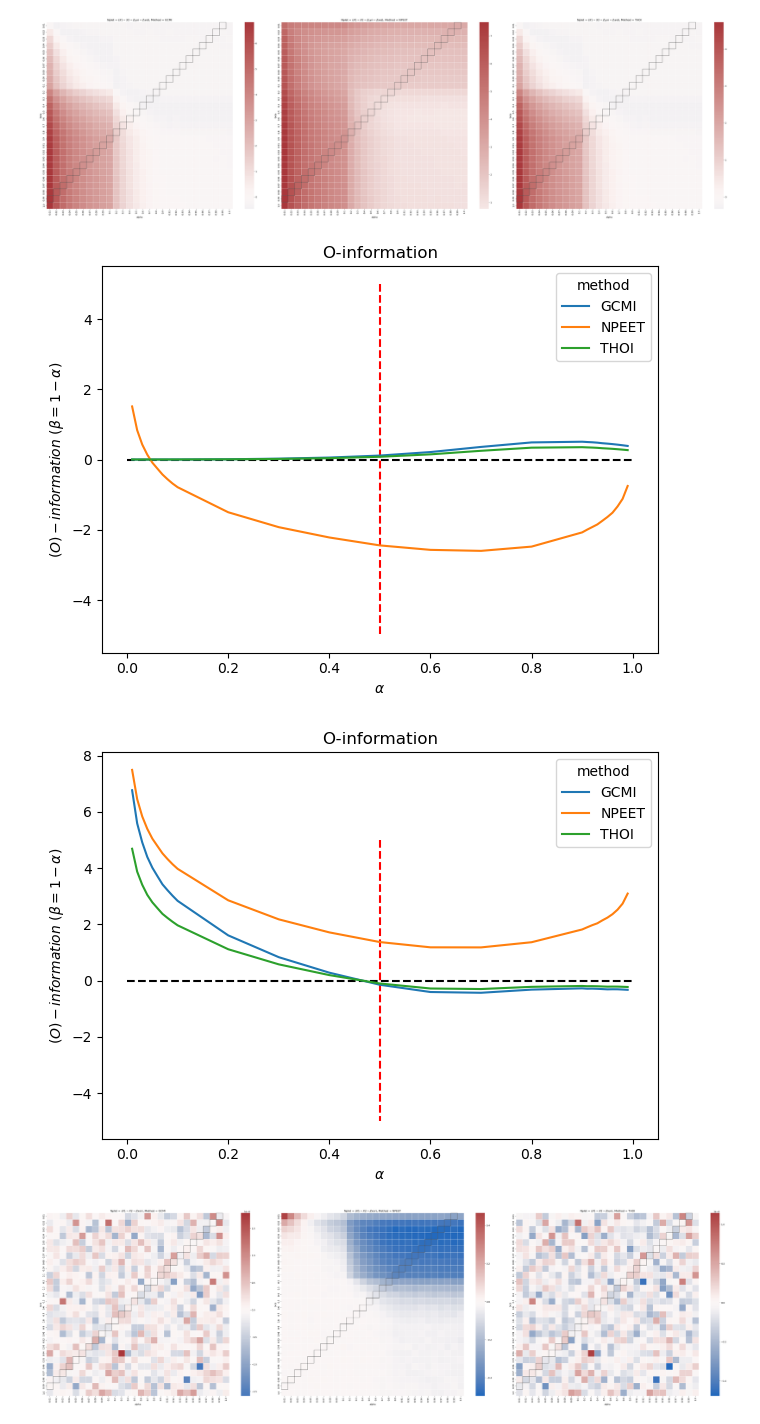
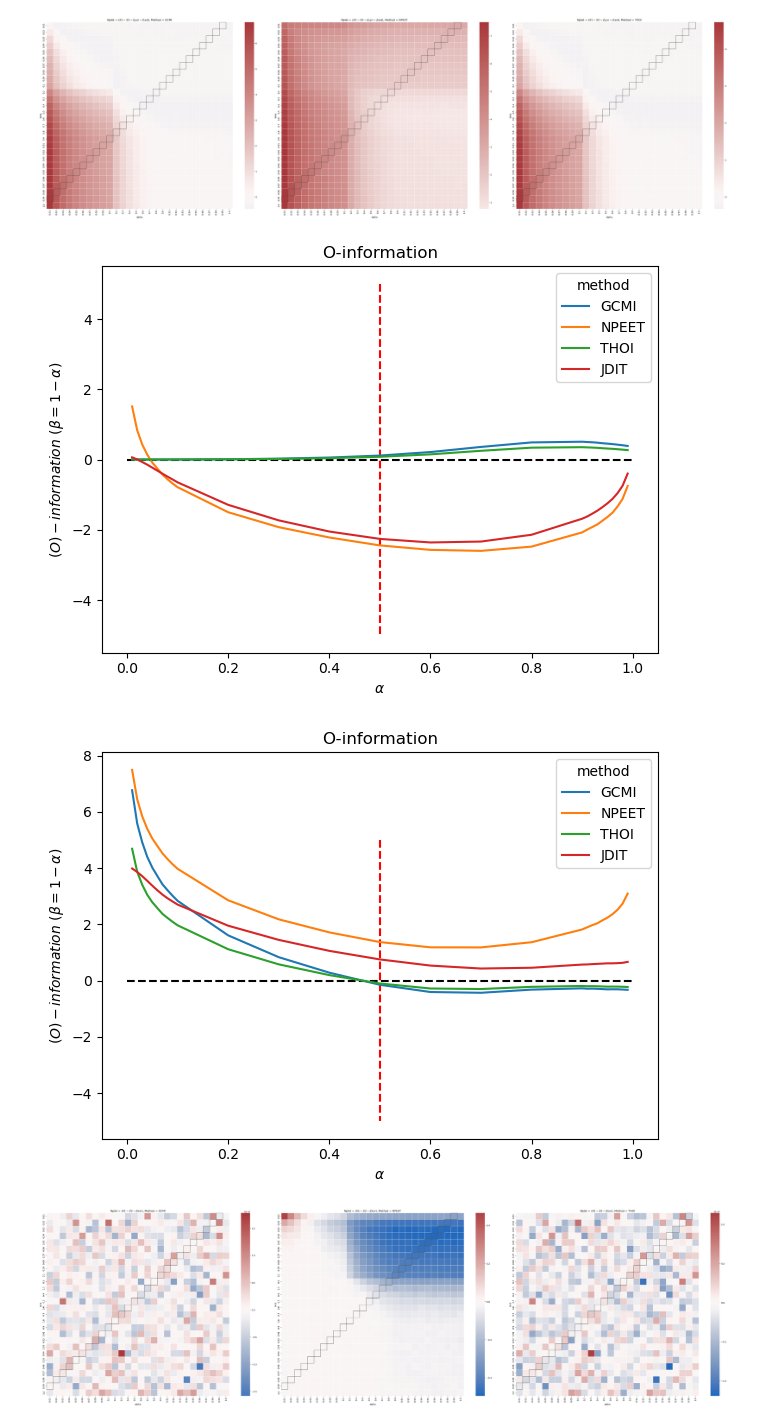
Before and after one commit to Laouen/Oinformation, a Jupyter notebook: analysis/o_information_qualitative.ipynb, the cells around one changed output. Cells and saved outputs as stored; diff of their text form; code cells hidden in the pictures.

Commit message:
implemented JDIT Oinformation

```diff
--- a/analysis/o_information_qualitative.ipynb
+++ b/analysis/o_information_qualitative.ipynb
@@ -71,13 +71,16 @@ for nplet in df['n-plet'].unique():
 [figure]
 [figure]
 # %%
-df = pd.read_csv('../benchmarking/results/o_info/system-relu_pow-0.5_repeat-20_t-10000.tsv', sep='\t')
+df1 = pd.read_csv('../benchmarking/results/o_info/system-relu_pow-0.5_repeat-20_t-10000.tsv', sep='\t')
+df2 = pd.read_csv('../benchmarking/run_jdit/results.tsv', sep='\t')
+
+df = pd.concat([df1, df2])
 
 plot_o_info_linear(df, 'X1-X2-Z_syn')
 plot_o_info_linear(df, 'X1-X2-Z_syn-Z_red')
 # %% [output]
-[figure, old version]
+[figure, new version]
-[figure, old version]
+[figure, new version]
 # %%
 df = pd.read_csv('../benchmarking/results/o_info/system-xor_repeat-20_t-10000.tsv', sep='\t')
 
```
Also changed, not shown: 13 other files.
